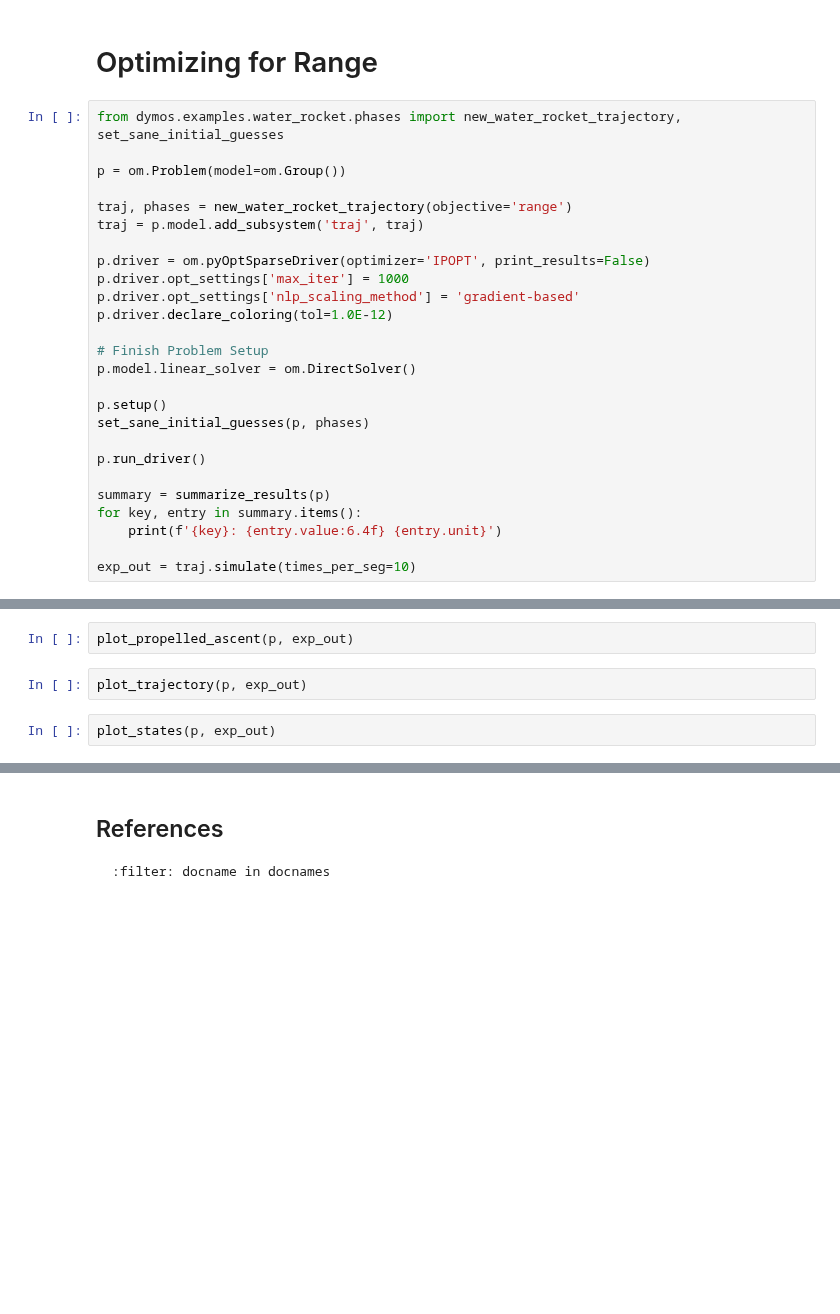
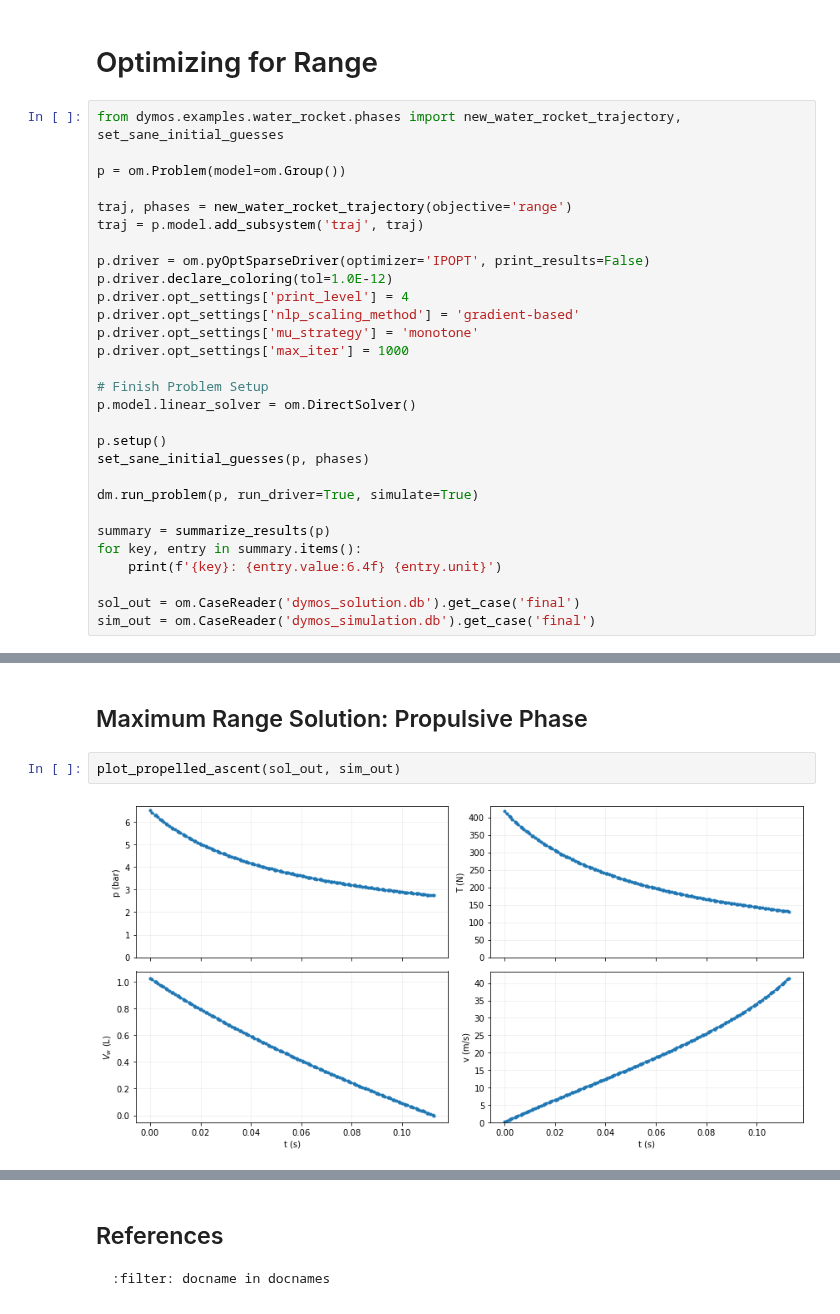
Before and after one commit to OpenMDAO/dymos, a Jupyter notebook: docs/dymos_book/examples/water_rocket/water_rocket.ipynb, the cells around one changed output, grey strips where cells are left out. Saved outputs shown, nothing was run; the diff lists cells and outputs as text; blank space fills up the shorter version.

Commit message:
more water rocket problem cleanup, and removed an unnecessary print from load_case

```diff
--- a/docs/dymos_book/examples/water_rocket/water_rocket.ipynb
+++ b/docs/dymos_book/examples/water_rocket/water_rocket.ipynb
@@ -458,9 +723,11 @@ traj, phases = new_water_rocket_trajectory(objective='range')
 traj = p.model.add_subsystem('traj', traj)
 
 p.driver = om.pyOptSparseDriver(optimizer='IPOPT', print_results=False)
+p.driver.declare_coloring(tol=1.0E-12)
+p.driver.opt_settings['print_level'] = 4
+p.driver.opt_settings['nlp_scaling_method'] = 'gradient-based'
+p.driver.opt_settings['mu_strategy'] = 'monotone'
 p.driver.opt_settings['max_iter'] = 1000
-p.driver.opt_settings['nlp_scaling_method'] = 'gradient-based'
-p.driver.declare_coloring(tol=1.0E-12)
 
 # Finish Problem Setup
 p.model.linear_solver = om.DirectSolver()
@@ -468,10 +735,11 @@ p.model.linear_solver = om.DirectSolver()
 p.setup()
 set_sane_initial_guesses(p, phases)
 
-p.run_driver()
+dm.run_problem(p, run_driver=True, simulate=True)
 
 summary = summarize_results(p)
 for key, entry in summary.items():
     print(f'{key}: {entry.value:6.4f} {entry.unit}')
 
-exp_out = traj.simulate(times_per_seg=10)
+sol_out = om.CaseReader('dymos_solution.db').get_case('final')
+sim_out = om.CaseReader('dymos_simulation.db').get_case('final')
@@ -478,6 +802,6 @@ exp_out = traj.simulate(times_per_seg=10)
-# %%
-plot_propelled_ascent(p, exp_out)
-# %%
-plot_trajectory(p, exp_out)
-# %%
-plot_states(p, exp_out)
+# %% [markdown]
+## Maximum Range Solution: Propulsive Phase
+# %%
+plot_propelled_ascent(sol_out, sim_out)
+# %% [output]
+[figure, added]
```
Also changed, not shown: parts of 24 cells of this notebook, 2 other files.
